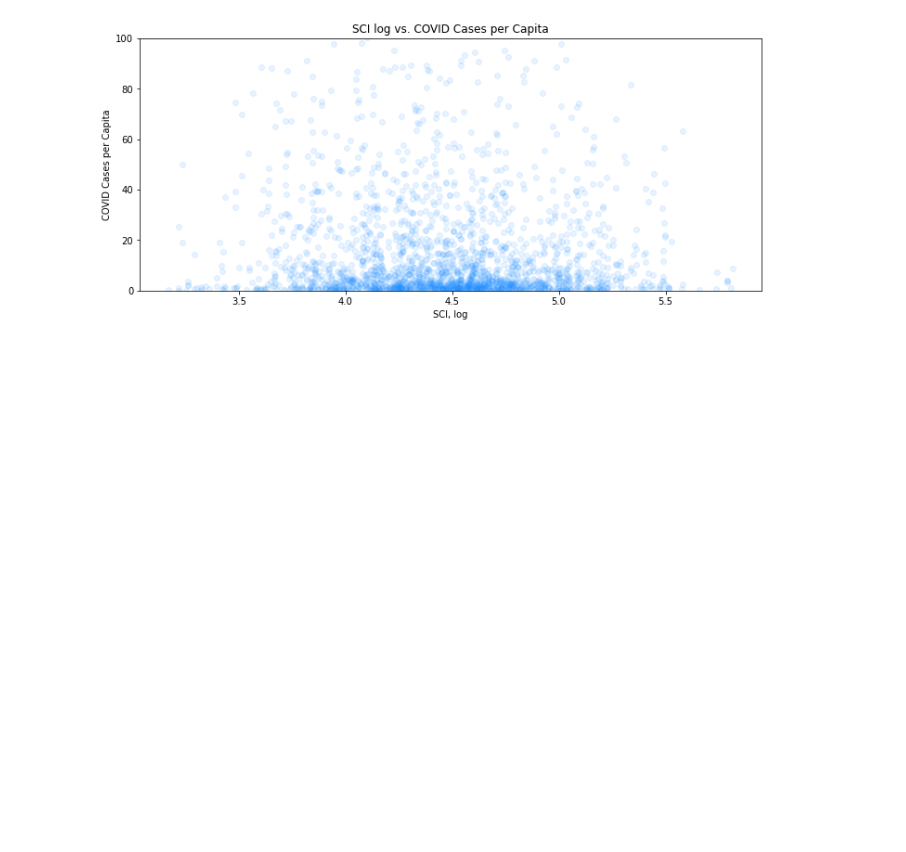
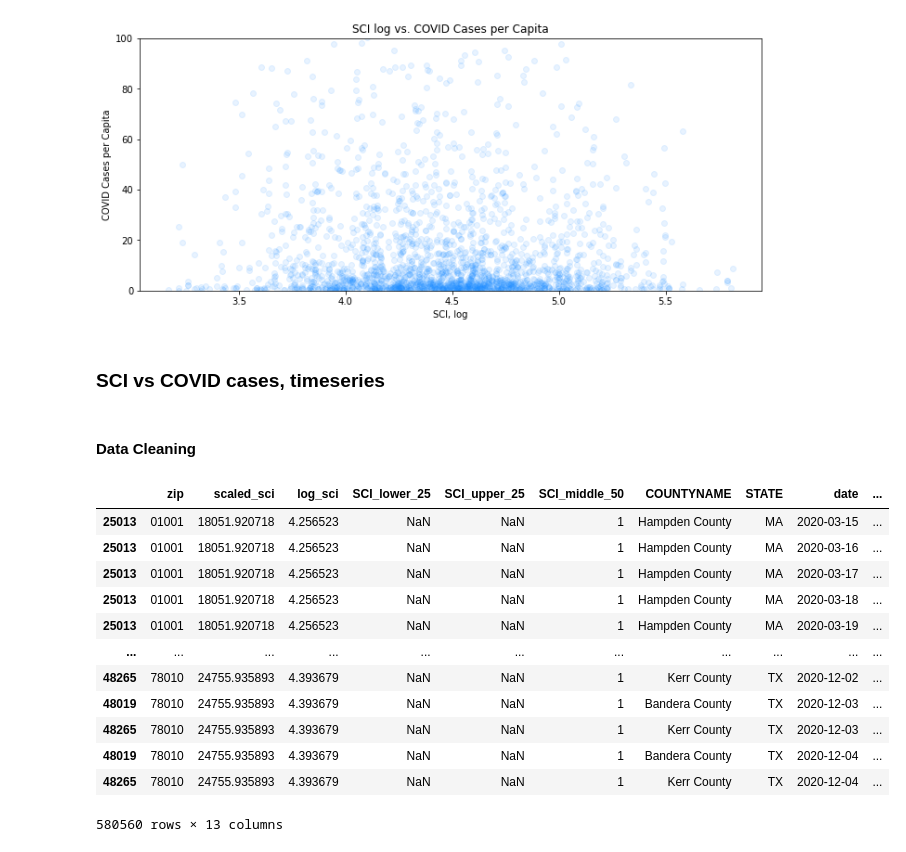
Before and after one commit to anthonylschultz/COVID_Spread_and_Social_Connectedness, a Jupyter notebook: capstone_1.ipynb, the cells around one changed output. Saved outputs shown, nothing was run; the diff lists cells and outputs as text; code cells hidden in the pictures; blank space fills up the shorter version.

```diff
--- a/capstone_1.ipynb
+++ b/capstone_1.ipynb
@@ -470,3 +466,7 @@ ax.set_ylim(0, 100)
 # %% [output]
 ''
 [figure]
+# %% [markdown]
+### SCI vs COVID cases, timeseries
+# %% [markdown]
+#### Data Cleaning
@@ -472,0 +489,16 @@ ax.set_ylim(0, 100)
+# %%
+cen_re_timeseries
+# %% [output]
+|  | zip | scaled_sci | log_sci | SCI_lower_25 | SCI_upper_25 | SCI_middle_50 | COUNTYNAME | STATE | date | ... |
+| 25013 | 01001 | 18051.920718 | 4.256523 | NaN | NaN | 1 | Hampden County | MA | 2020-03-15 | ... |
+| 25013 | 01001 | 18051.920718 | 4.256523 | NaN | NaN | 1 | Hampden County | MA | 2020-03-16 | ... |
+| 25013 | 01001 | 18051.920718 | 4.256523 | NaN | NaN | 1 | Hampden County | MA | 2020-03-17 | ... |
+| 25013 | 01001 | 18051.920718 | 4.256523 | NaN | NaN | 1 | Hampden County | MA | 2020-03-18 | ... |
+| 25013 | 01001 | 18051.920718 | 4.256523 | NaN | NaN | 1 | Hampden County | MA | 2020-03-19 | ... |
+| ... | ... | ... | ... | ... | ... | ... | ... | ... | ... | ... |
+| 48265 | 78010 | 24755.935893 | 4.393679 | NaN | NaN | 1 | Kerr County | TX | 2020-12-02 | ... |
+| 48019 | 78010 | 24755.935893 | 4.393679 | NaN | NaN | 1 | Bandera County | TX | 2020-12-03 | ... |
+| 48265 | 78010 | 24755.935893 | 4.393679 | NaN | NaN | 1 | Kerr County | TX | 2020-12-03 | ... |
+| 48019 | 78010 | 24755.935893 | 4.393679 | NaN | NaN | 1 | Bandera County | TX | 2020-12-04 | ... |
+| 48265 | 78010 | 24755.935893 | 4.393679 | NaN | NaN | 1 | Kerr County | TX | 2020-12-04 | ... |
+580560 rows × 13 columns
```
Also changed, not shown: parts of 12 cells of this notebook.
